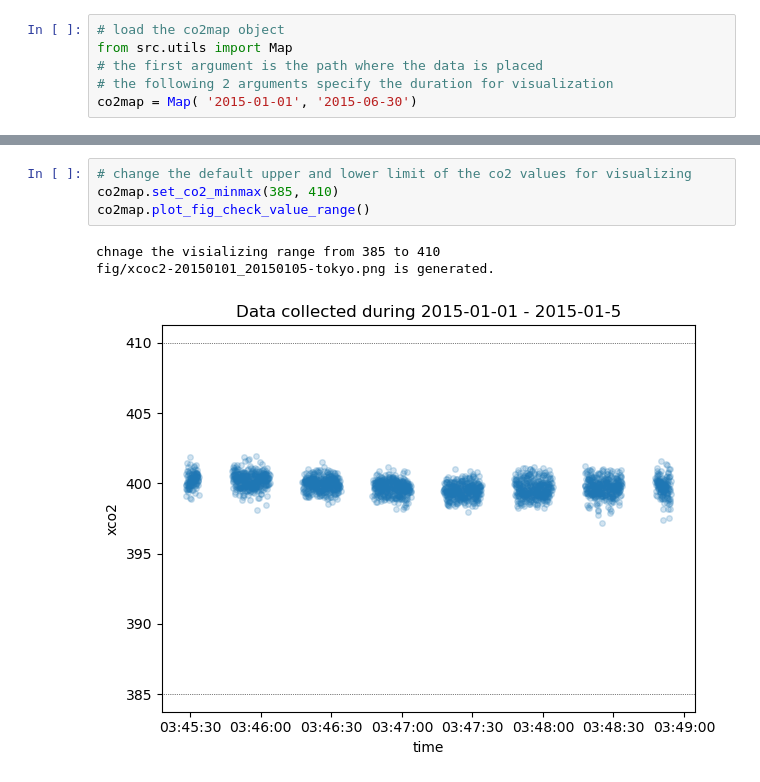
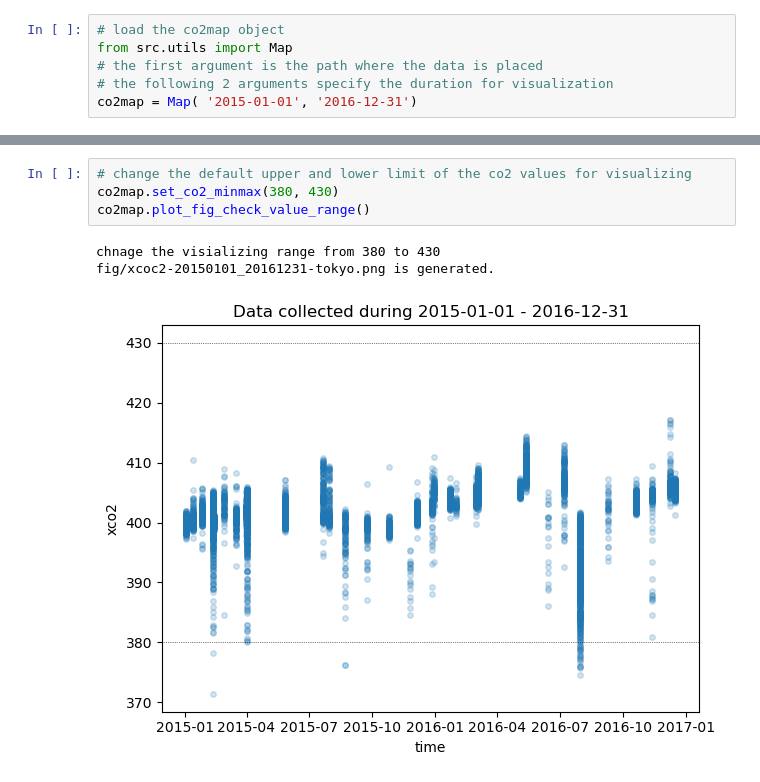
Before and after one commit to peihsuanlin5566/oco2_visual_2.0, a Jupyter notebook: plotco2map_example.ipynb, the cells around one changed output, grey strips where cells are left out. Saved outputs shown, nothing was run; the diff lists cells and outputs as text.

```diff
--- a/plotco2map_example.ipynb
+++ b/plotco2map_example.ipynb
@@ -3,5 +3,5 @@
 from src.utils import Map
 # the first argument is the path where the data is placed
 # the following 2 arguments specify the duration for visualization
-co2map = Map( '2015-01-01', '2015-06-30')
+co2map = Map( '2015-01-01', '2016-12-31')
 # %% [output]
@@ -21,11 +21,11 @@ fig/xco2_point-20150101_20150630-tokyo.png is generated.
 # %%
 # change the default upper and lower limit of the co2 values for visualizing
-co2map.set_co2_minmax(385, 410)
+co2map.set_co2_minmax(380, 430)
 co2map.plot_fig_check_value_range()
 # %% [output]
-chnage the visializing range from 385 to 410
-fig/xcoc2-20150101_20150105-tokyo.png is generated.
+chnage the visializing range from 380 to 430
+fig/xcoc2-20150101_20161231-tokyo.png is generated.
-[figure, old version]
+[figure, new version]
 # %%
 co2map.plot_dotplot_fig(jump=20)
 # %% [output]
```
Also changed, not shown: parts of 12 cells of this notebook.
